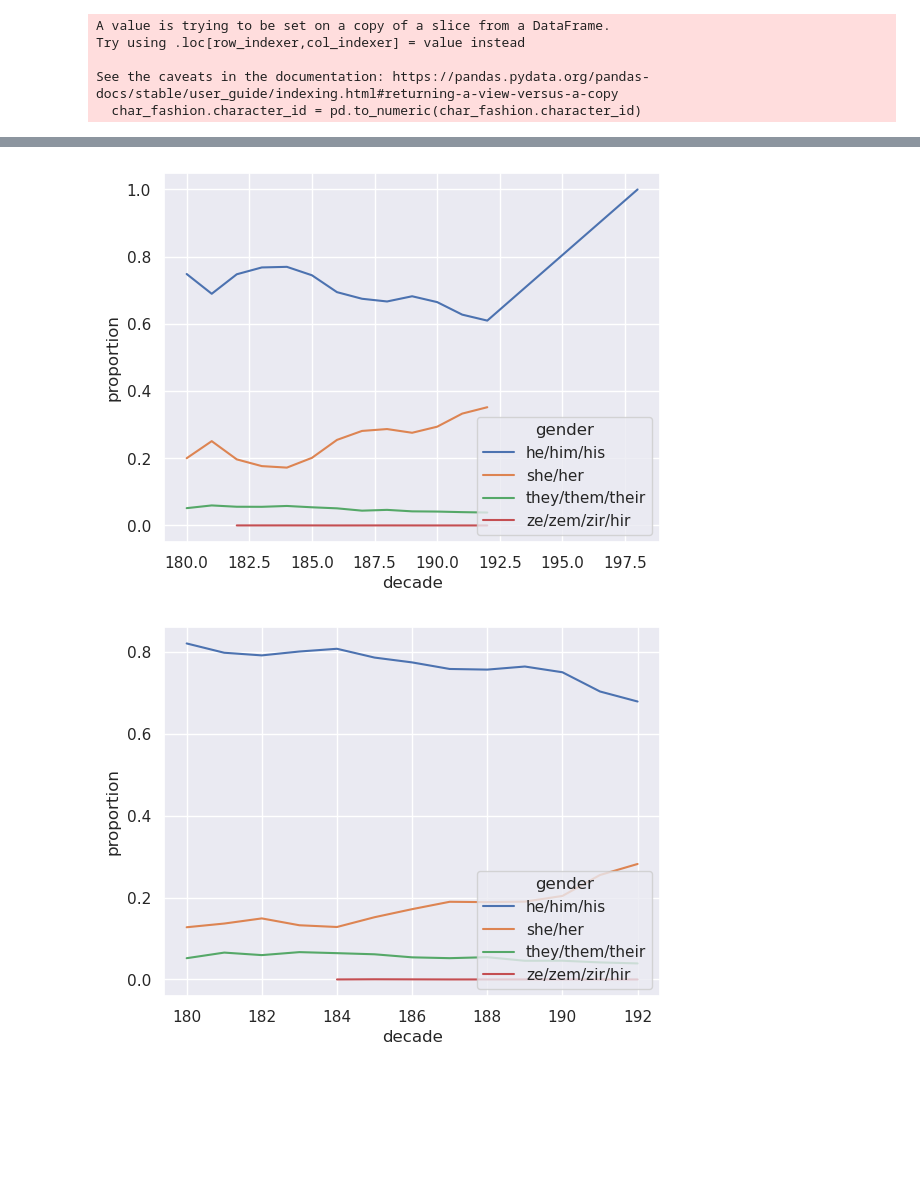
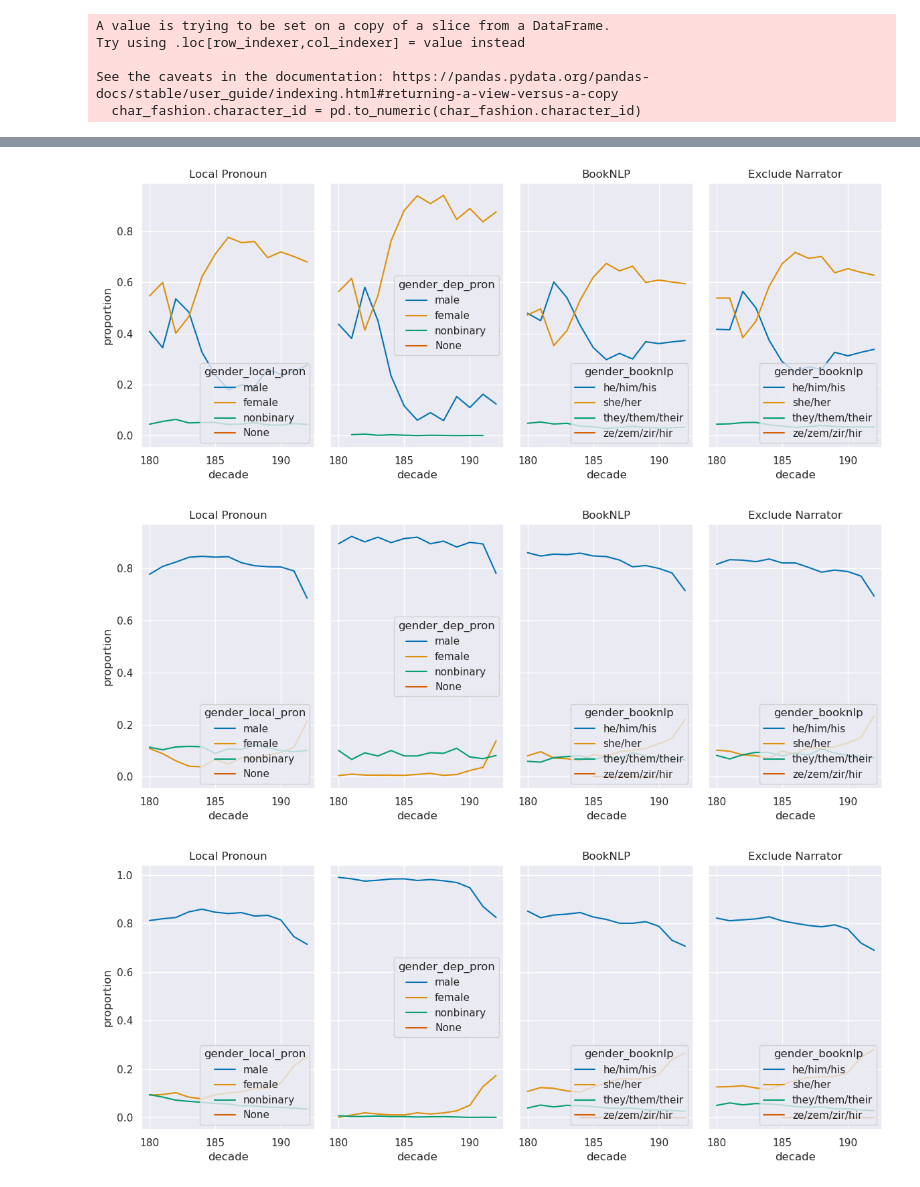
Before and after one commit to rscohen2/historical_fashion_aesthetics, a Jupyter notebook: notebooks/fashion_gender_classifier.ipynb, the cells around one changed output, grey strips where cells are left out. Cells and saved outputs as stored; diff of their text form; code cells hidden in the pictures; blank space fills up the shorter version.

```diff
--- a/notebooks/fashion_gender_classifier.ipynb
+++ b/notebooks/fashion_gender_classifier.ipynb
@@ -17,7 +88,7 @@ hathi_metadata = hathi_metadata.set_index("book_id")
 # %%
 # merge fashion and character data
 
-char_fashion = fashion_df.dropna(subset=["character_id"])
+char_fashion = merged_fashion_df.dropna(subset=["character_id"])
 char_fashion.character_id = pd.to_numeric(char_fashion.character_id)
 char_fashion = char_fashion.set_index(["book_id", "character_id"])
 # %% [output]
@@ -28,13 +99,19 @@ See the caveats in the documentation: https://pandas.pydata.org/pandas-docs/stab
   char_fashion.character_id = pd.to_numeric(char_fashion.character_id)
 # %%
 merged = char_fashion.merge(
-    character_df.dropna(subset=["gender"]).set_index(["book_id", "character_id"]),
+    character_df.dropna(subset=["gender"])
+    .drop(["character_start_idx", "character_end_idx"], axis=1)
+    .rename({"gender": "gender_booknlp"}, axis=1)
+    .set_index(["book_id", "character_id"]),
     how="inner",
-    left_index=True, right_index=True,
-    suffixes=("_fashion", "_char")
+    left_index=True,
+    right_index=True,
+    suffixes=("_fashion", "_char"),
 )
 # %%
-merged = merged.merge(hathi_metadata.inferreddate.dropna(), left_on="book_id", right_index=True)
+merged = merged.merge(
+    hathi_metadata.inferreddate.dropna(), left_on="book_id", right_index=True
+)
 # %%
 merged.loc[:, "decade"] = merged.inferreddate // 10
 # %%
@@ -112,0 +245,2 @@ sns.move_legend(ax, "lower right")
+# %%
+sns.set_palette("colorblind")
@@ -113,22 +317,12 @@ sns.move_legend(ax, "lower right")
+# %%
+compare_plots("bonnet")
+# %% [output]
+[figure, added]
 # %%
-ax = sns.lineplot(
-    data=merged.groupby(["decade", "term"]).gender.value_counts(normalize=True)[:, "hat"].reset_index(),
-    x="decade",
-    y="proportion",
-    hue="gender",
-
-)
-sns.move_legend(ax, "lower right")
+compare_plots("breeches")
 # %% [output]
-[figure, old version]
+[figure, new version]
 # %%
-ax = sns.lineplot(
-    data=merged.groupby(["decade", "term"]).gender.value_counts(normalize=True)[:, "coat"].reset_index(),
-    x="decade",
-    y="proportion",
-    hue="gender",
-
-)
-sns.move_legend(ax, "lower right")
+compare_plots("coat")
 # %% [output]
-[figure, old version]
+[figure, new version]
```
Also changed, not shown: parts of 31 cells of this notebook, 1 other file.
